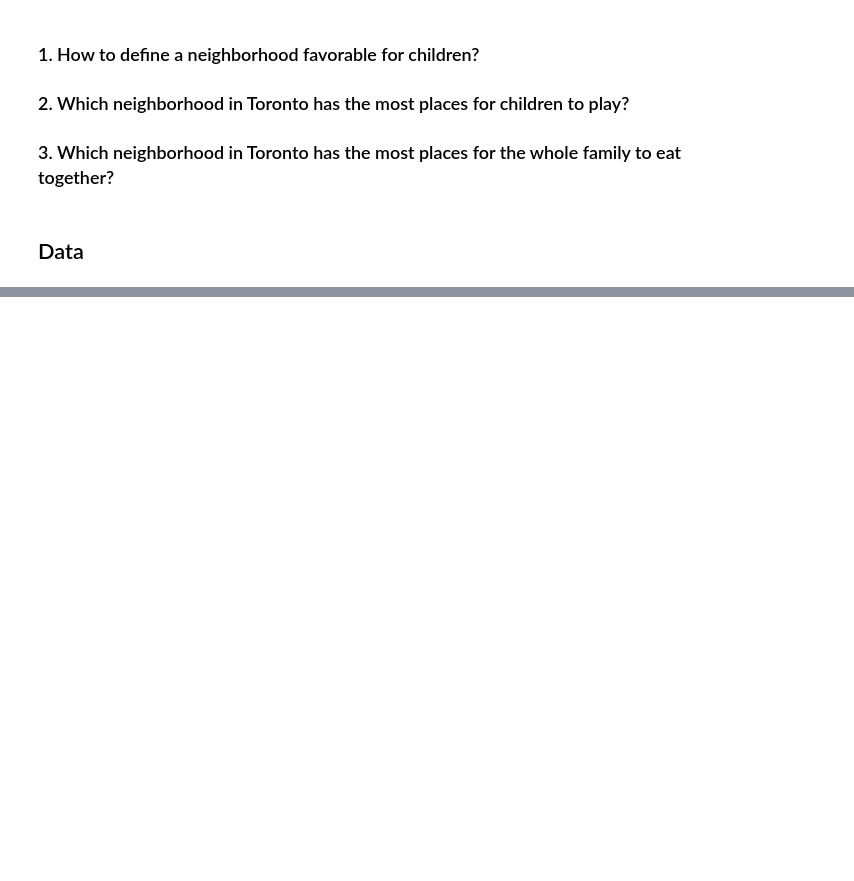
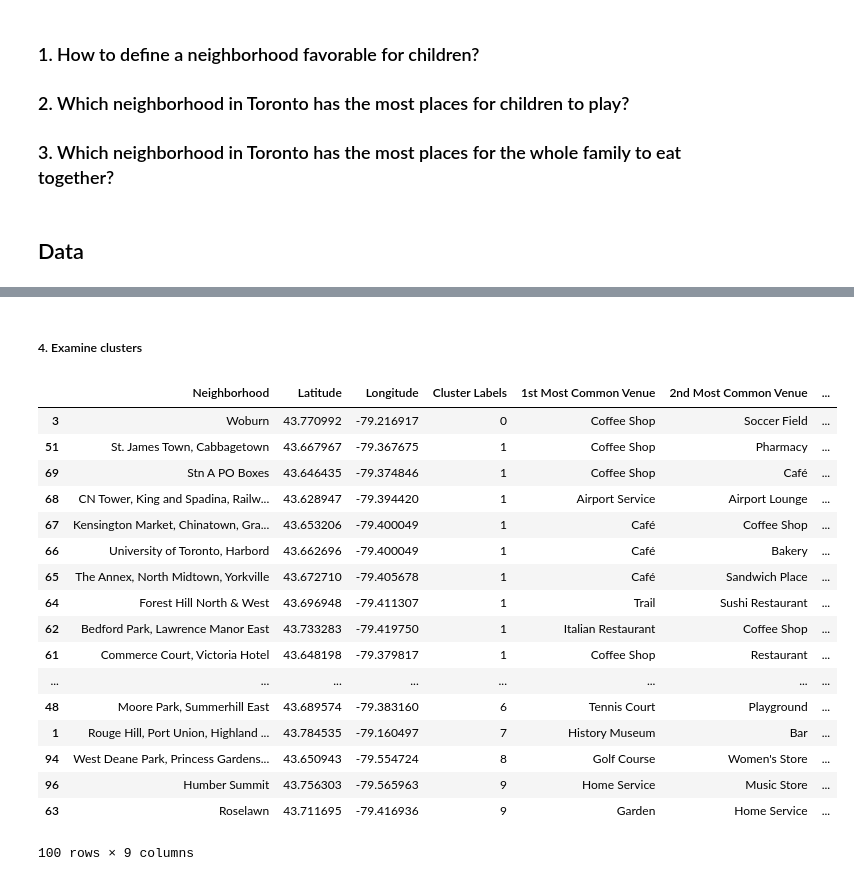
Before and after one commit to kevin800721/Coursera_Capstone, a Jupyter notebook: Capstone Project Notebook.ipynb, the cells around one changed output, grey strips where cells are left out. Drawn from its saved outputs; the diff is of its cells as text; code cells hidden in the pictures; blank space fills up the shorter version.

```diff
--- a/Capstone Project Notebook.ipynb
+++ b/Capstone Project Notebook.ipynb
@@ -52,0 +209,3 @@ Finally, suggest the corresponding neighborhoods to the families with explanatio
+# %%
+neighborhoods[['Postal Code1', 'Latitude', 'Longitude']] = latlon[latlon.columns.tolist()]
+neighborhoods.head()
@@ -52,0 +230,3 @@ Finally, suggest the corresponding neighborhoods to the families with explanatio
+# %%
+neighborhoods.drop(columns=['Postal Code1'], inplace=True)
+neighborhoods.head()
@@ -52,0 +321,3 @@ Finally, suggest the corresponding neighborhoods to the families with explanatio
+# %%
+tor_venues = getNearbyVenues(names=neighborhoods['Neighborhood'], latitudes=neighborhoods['Latitude'], longitudes=neighborhoods['Longitude'])
+tor_venues.head()
@@ -52,0 +393,20 @@ Finally, suggest the corresponding neighborhoods to the families with explanatio
+# %%
+# set number of clusters
+kclusters = 10
+
+tor_grouped_clustering = tor_grouped.drop('Neighborhood', 1)
+
+# run k-means clustering
+kmeans = KMeans(n_clusters=kclusters, random_state=0).fit(tor_grouped_clustering)
+
+
+# add clustering labels
+neighborhoods_venues_sorted.insert(0, 'Cluster Labels', kmeans.labels_.astype(int))
+
+tor_merged = neighborhoods
+tor_merged = tor_merged.join(neighborhoods_venues_sorted.set_index('Neighborhood'), on='Neighborhood')
+
+# remove unclustered neighborhoods and change the dtype of 'Cluster Labels' to int
+tor_merged.dropna(subset=['Cluster Labels'], inplace=True)
+tor_merged['Cluster Labels'] = tor_merged['Cluster Labels'].astype(int)
+tor_merged.head()
@@ -52,0 +449,23 @@ Finally, suggest the corresponding neighborhoods to the families with explanatio
+# %% [markdown]
+##### 4. Examine clusters
+# %%
+tor_merged.loc[:, tor_merged.columns[[2,3,4] + list(range(5, tor_merged.shape[1]))]].sort_values(by='Cluster Labels')
+# %% [output]
+|  | Neighborhood | Latitude | Longitude | Cluster Labels | 1st Most Common Venue | 2nd Most Common Venue | ... |
+| 3 | Woburn | 43.770992 | -79.216917 | 0 | Coffee Shop | Soccer Field | ... |
+| 51 | St. James Town, Cabbagetown | 43.667967 | -79.367675 | 1 | Coffee Shop | Pharmacy | ... |
+| 69 | Stn A PO Boxes | 43.646435 | -79.374846 | 1 | Coffee Shop | Café | ... |
+| 68 | CN Tower, King and Spadina, Railw... | 43.628947 | -79.394420 | 1 | Airport Service | Airport Lounge | ... |
+| 67 | Kensington Market, Chinatown, Gra... | 43.653206 | -79.400049 | 1 | Café | Coffee Shop | ... |
+| 66 | University of Toronto, Harbord | 43.662696 | -79.400049 | 1 | Café | Bakery | ... |
+| 65 | The Annex, North Midtown, Yorkville | 43.672710 | -79.405678 | 1 | Café | Sandwich Place | ... |
+| 64 | Forest Hill North & West | 43.696948 | -79.411307 | 1 | Trail | Sushi Restaurant | ... |
+| 62 | Bedford Park, Lawrence Manor East | 43.733283 | -79.419750 | 1 | Italian Restaurant | Coffee Shop | ... |
+| 61 | Commerce Court, Victoria Hotel | 43.648198 | -79.379817 | 1 | Coffee Shop | Restaurant | ... |
+| ... | ... | ... | ... | ... | ... | ... | ... |
+| 48 | Moore Park, Summerhill East | 43.689574 | -79.383160 | 6 | Tennis Court | Playground | ... |
+| 1 | Rouge Hill, Port Union, Highland ... | 43.784535 | -79.160497 | 7 | History Museum | Bar | ... |
+| 94 | West Deane Park, Princess Gardens... | 43.650943 | -79.554724 | 8 | Golf Course | Women's Store | ... |
+| 96 | Humber Summit | 43.756303 | -79.565963 | 9 | Home Service | Music Store | ... |
+| 63 | Roselawn | 43.711695 | -79.416936 | 9 | Garden | Home Service | ... |
+100 rows × 9 columns
```
Also changed, not shown: parts of 53 cells of this notebook.
